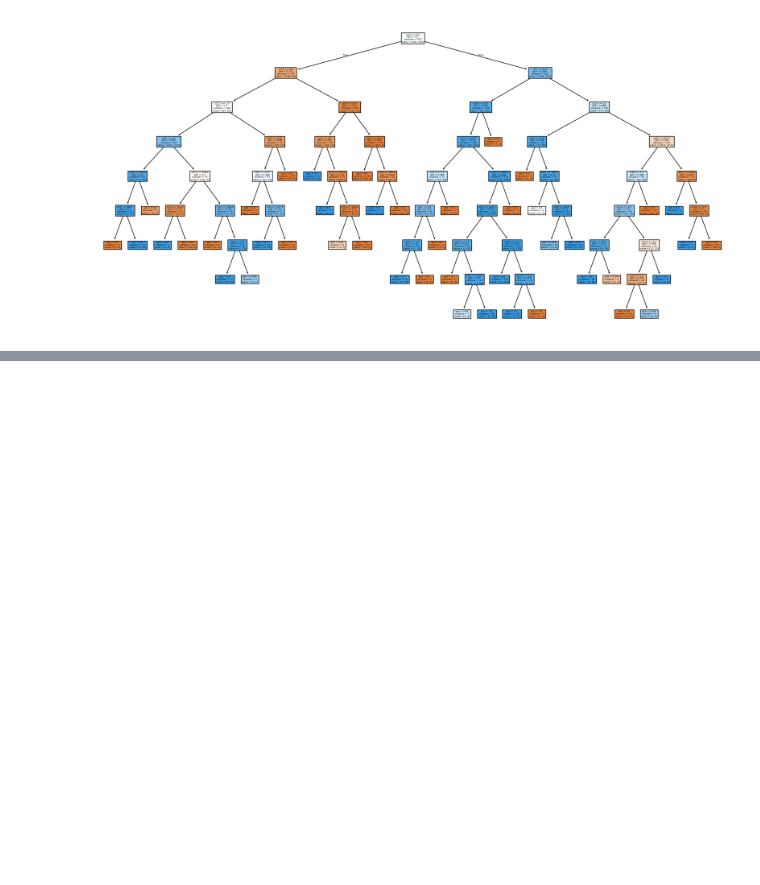
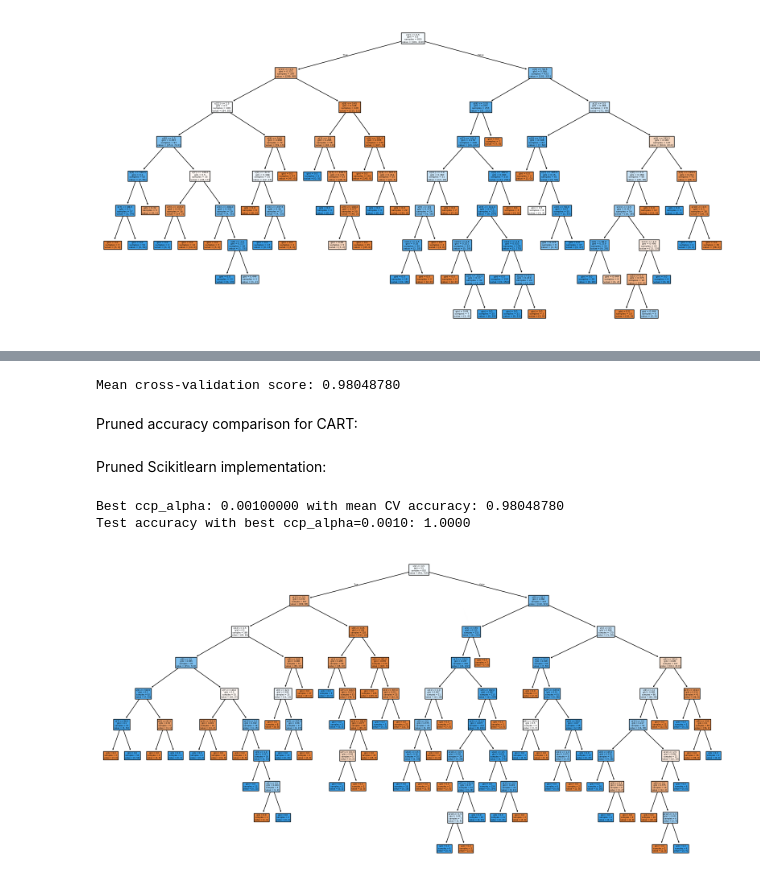
Before and after one commit to ihiroo/DATA2060_Final_Project, a Jupyter notebook: src/corrected_tree_USETHIS.ipynb, the cells around one changed output, grey strips where cells are left out. Cells and saved outputs as stored; diff of their text form; code cells hidden in the pictures; blank space fills up the shorter version.

Commit message:
scikitlearn pruned done, crossvalidation used

```diff
--- a/src/corrected_tree_USETHIS.ipynb
+++ b/src/corrected_tree_USETHIS.ipynb
@@ -402,0 +398,16 @@ plt.savefig("../graph/sklearn_heart.png")
+# %%
+data = np.loadtxt("../data/heart.csv", delimiter=",", skiprows=1)
+train_data, test_data = train_test_split(data, test_size=0.2, random_state=0)
+X_train = train_data[:, :-1]
+y_train = train_data[:, -1]
+X_test = test_data[:, :-1]
+y_test = test_data[:, -1]
+
+model = DecisionTreeClassifier(random_state=0)
+scores = cross_val_score(model, X_train, y_train, cv=5)
+mean_score = np.mean(scores)
+print(f"Mean cross-validation score: {mean_score:.8f}")
+# %% [output]
+Mean cross-validation score: 0.98048780
+# %% [markdown]
+Pruned accuracy comparison for CART:
@@ -402,0 +423,37 @@ plt.savefig("../graph/sklearn_heart.png")
+# %% [markdown]
+Pruned Scikitlearn implementation:
+# %%
+train_data, test_data = train_test_split(data, test_size=0.2, random_state=0)
+X_train = train_data[:, :-1]
+y_train = train_data[:, -1]
+X_test = test_data[:, :-1]
+y_test = test_data[:, -1]
+ccp_alphas = np.linspace(0.0, 0.001, 20)  # 10 values from 0.0 to 0.02
+
+best_alpha = None
+best_score = -np.inf
+
+for alpha in ccp_alphas:
+    model = DecisionTreeClassifier(random_state=0, ccp_alpha=alpha)
+    scores = cross_val_score(model, X_train, y_train, cv=5)
+    mean_score = np.mean(scores)
+    if mean_score >= best_score:
+        best_score = mean_score
+        best_alpha = alpha
+
+print(f"\nBest ccp_alpha: {best_alpha:.8f} with mean CV accuracy: {best_score:.8f}")
+
+best_model = DecisionTreeClassifier(random_state=0, ccp_alpha=0.001)
+best_model.fit(X_train, y_train)
+test_preds = best_model.predict(X_test)
+test_accuracy = accuracy_score(y_test, test_preds)
+print(f"Test accuracy with best ccp_alpha={best_alpha:.4f}: {test_accuracy:.4f}")
+# %% [output]
+Best ccp_alpha: 0.00100000 with mean CV accuracy: 0.98048780
+Test accuracy with best ccp_alpha=0.0010: 1.0000
+# %%
+plt.figure(figsize=(20, 10))
+plot_tree(best_model, filled=True)
+plt.savefig("../graph/sklearn_heartPrune.png")
+# %% [output]
+[figure, added]
```
Also changed, not shown: parts of 9 cells of this notebook, 1 other file.
